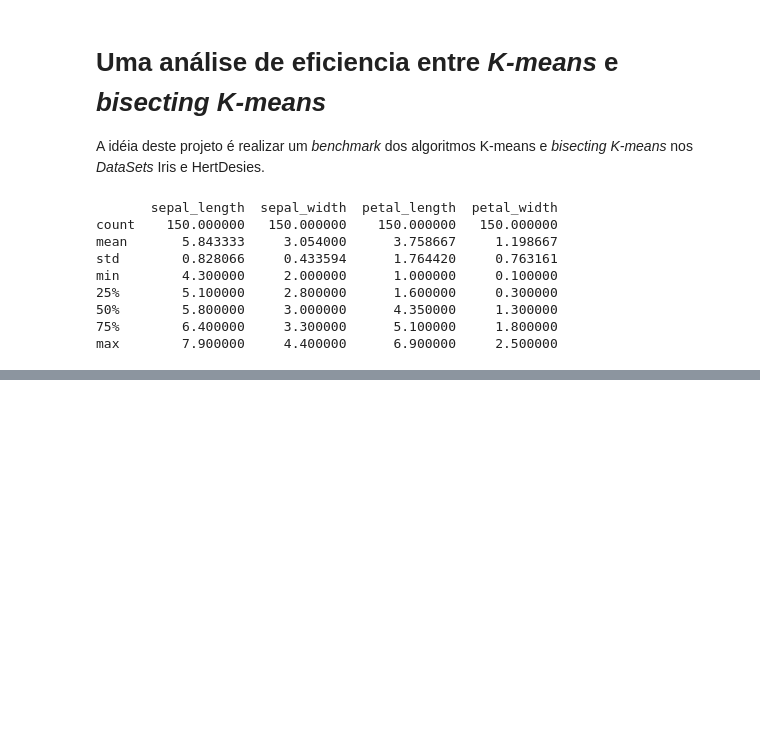
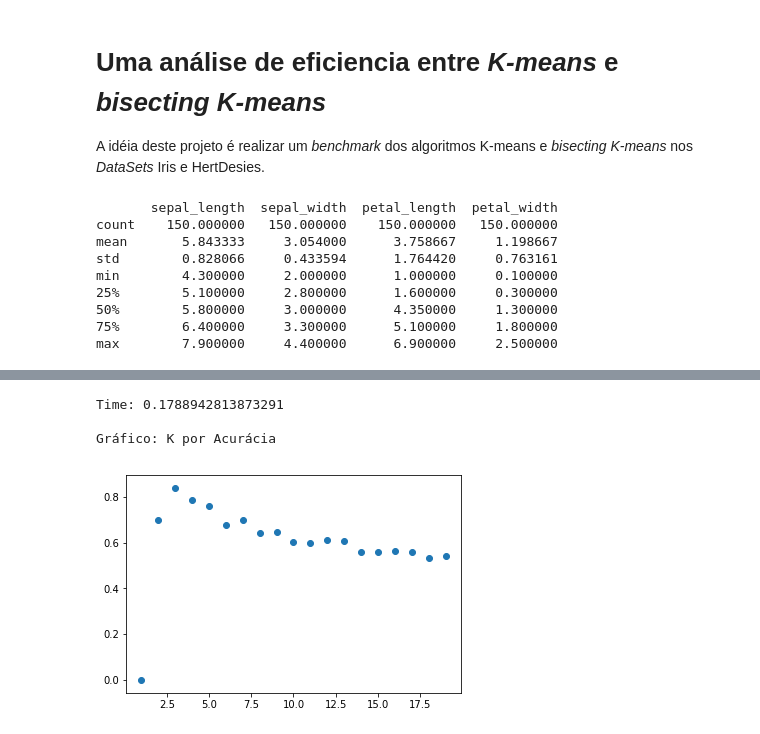
Before and after one commit to GrayJack/Bisect-K-Means, a Jupyter notebook: src/K-means-trettel.ipynb, the cells around one changed output, grey strips where cells are left out. Cells and saved outputs as stored; diff of their text form; code cells hidden in the pictures; blank space fills up the shorter version.

```diff
--- a/src/K-means-trettel.ipynb
+++ b/src/K-means-trettel.ipynb
@@ -51,6 +52,10 @@ def plotter(doc, ks, label):
 
     plt.scatter(x=X,y=Y, marker='o', c=label)
     plt.scatter(x=kx, y=ky, marker='x', color='black', s=150)
+
+def plotter2(doc):
+    X,Y = zip(*doc)
+    plt.scatter(x=X,y=Y, marker='o')
 # %%
 def euclidianDistance(p1, p2):
     return math.sqrt( (p1[0] - p2[0])**2 + (p1[1] - p2[1])**2 )
@@ -145,0 +151,26 @@ Tempo: 31.71863555908203
+# %%
+doc = [[pl, pw] for pl,pw in zip(list(data.petal_length), list(data.petal_width))]
+document = []
+
+inicio = time()
+for K in range(1, 20):
+    y_pred, _ = kmeans(doc, K, euclidianDistance)
+
+#     accuracy = metrics.adjusted_rand_score(y_true, y_pred)
+    try:
+        accuracy = metrics.v_measure_score(y_true, y_pred)
+    except:
+        print(y_pred)
+
+    document.append((K, accuracy))
+
+final = time()
+
+plotter2(document)
+
+print(f"Time: {final-inicio}\n\nGráfico: K por Acurácia")
+# %% [output]
+Time: 0.1788942813873291
+
+Gráfico: K por Acurácia
+[figure, added]
```
Also changed, not shown: parts of 3 cells of this notebook, 2 other files.
